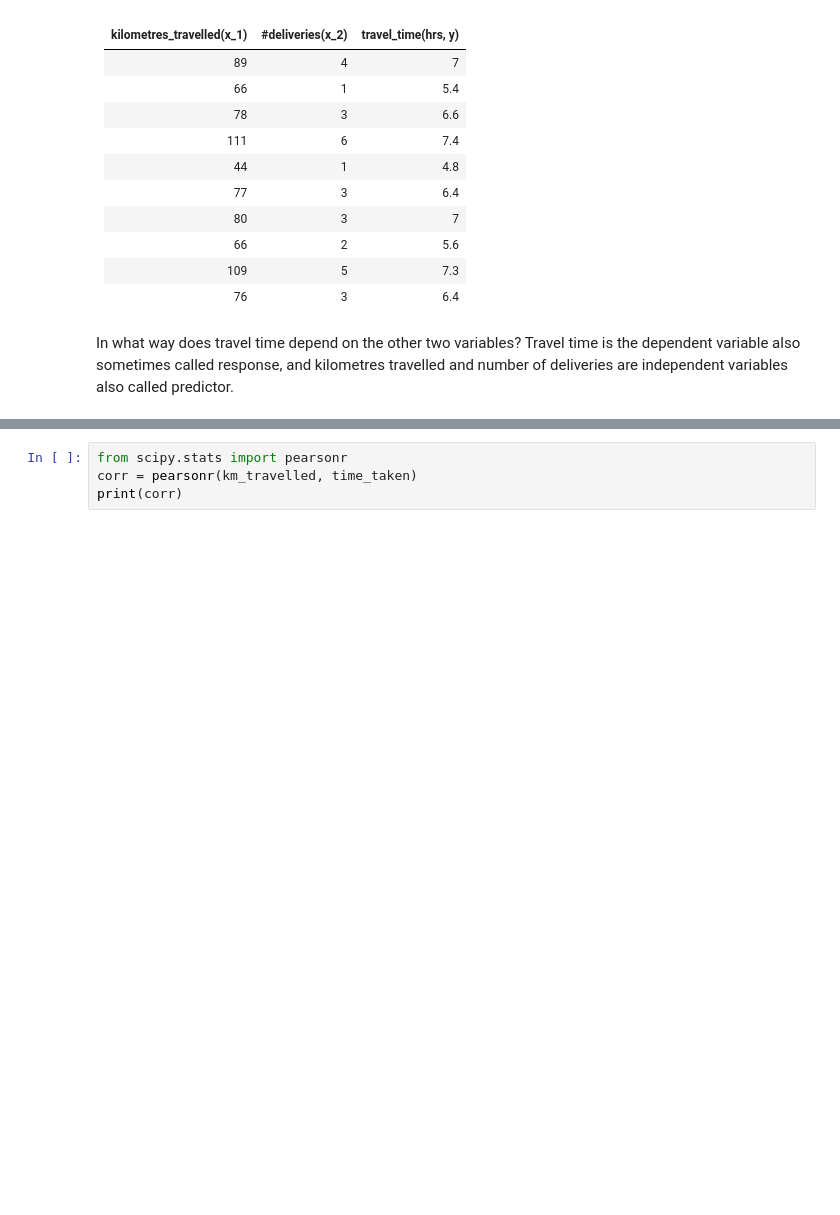
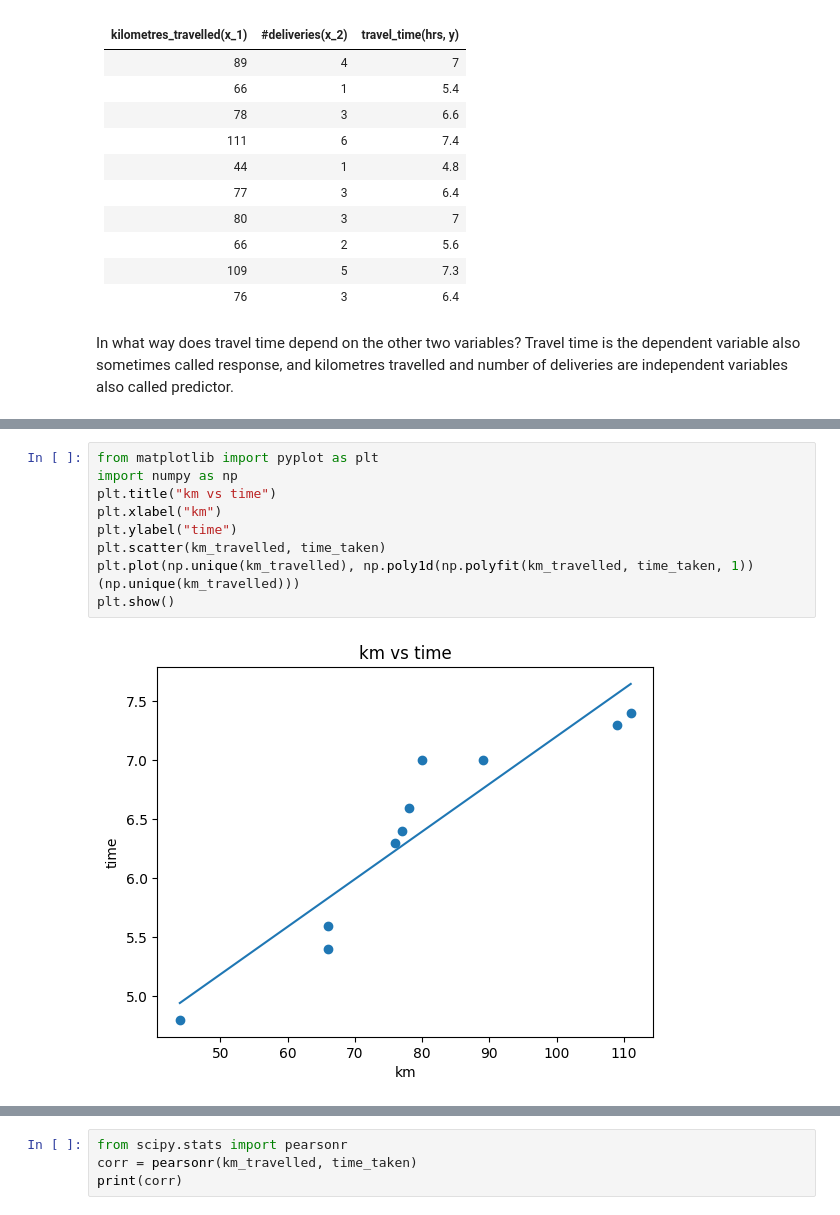
Before and after one commit to johnloane/sd4_dav_26, a Jupyter notebook: MLR/MLR_Mon.ipynb, the cells around one changed output, grey strips where cells are left out. Drawn from its saved outputs; the diff is of its cells as text; blank space fills up the shorter version.

```diff
--- a/MLR/MLR_Mon.ipynb
+++ b/MLR/MLR_Mon.ipynb
@@ -191,0 +125,11 @@ Again this is good. No correlation.
+# %%
+from matplotlib import pyplot as plt
+import numpy as np
+plt.title("km vs time")
+plt.xlabel("km")
+plt.ylabel("time")
+plt.scatter(km_travelled, time_taken)
+plt.plot(np.unique(km_travelled), np.poly1d(np.polyfit(km_travelled, time_taken, 1))(np.unique(km_travelled)))
+plt.show()
+# %% [output]
+[figure, added]
```
Also changed, not shown: parts of 64 cells of this notebook.
